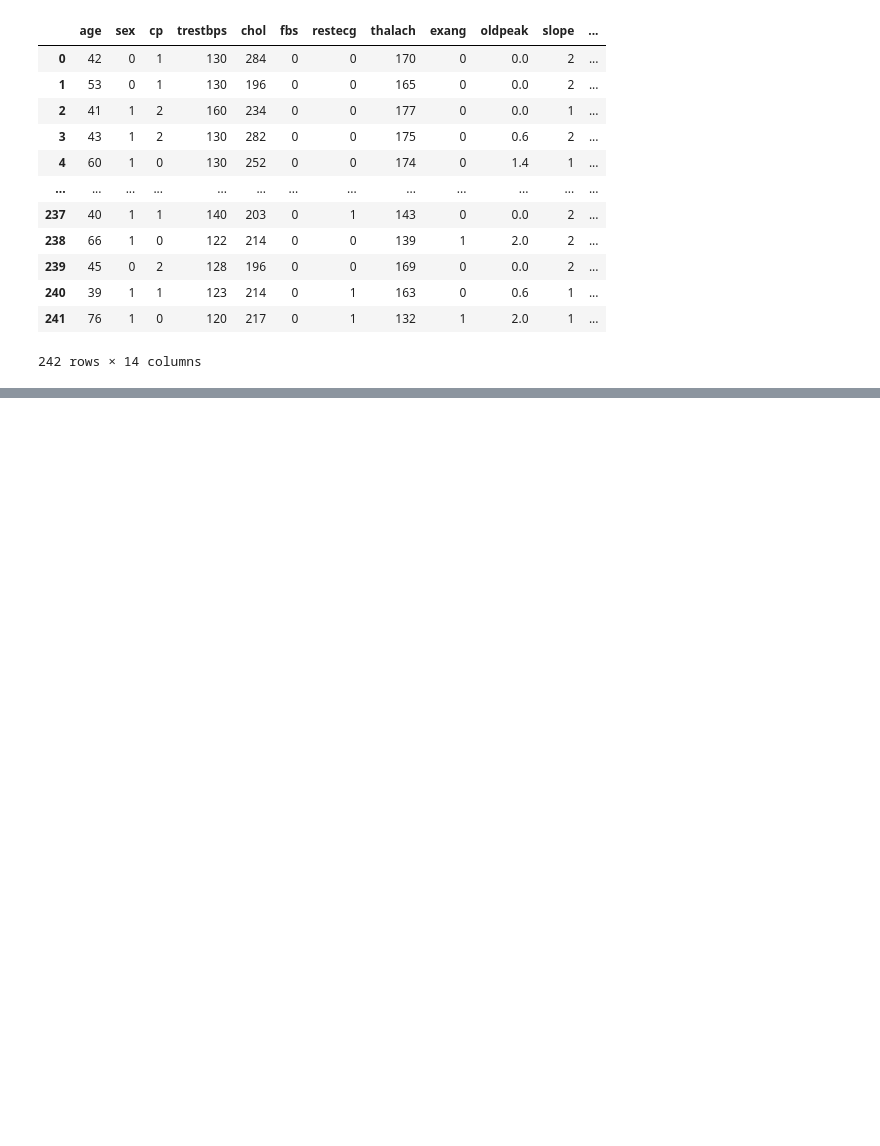
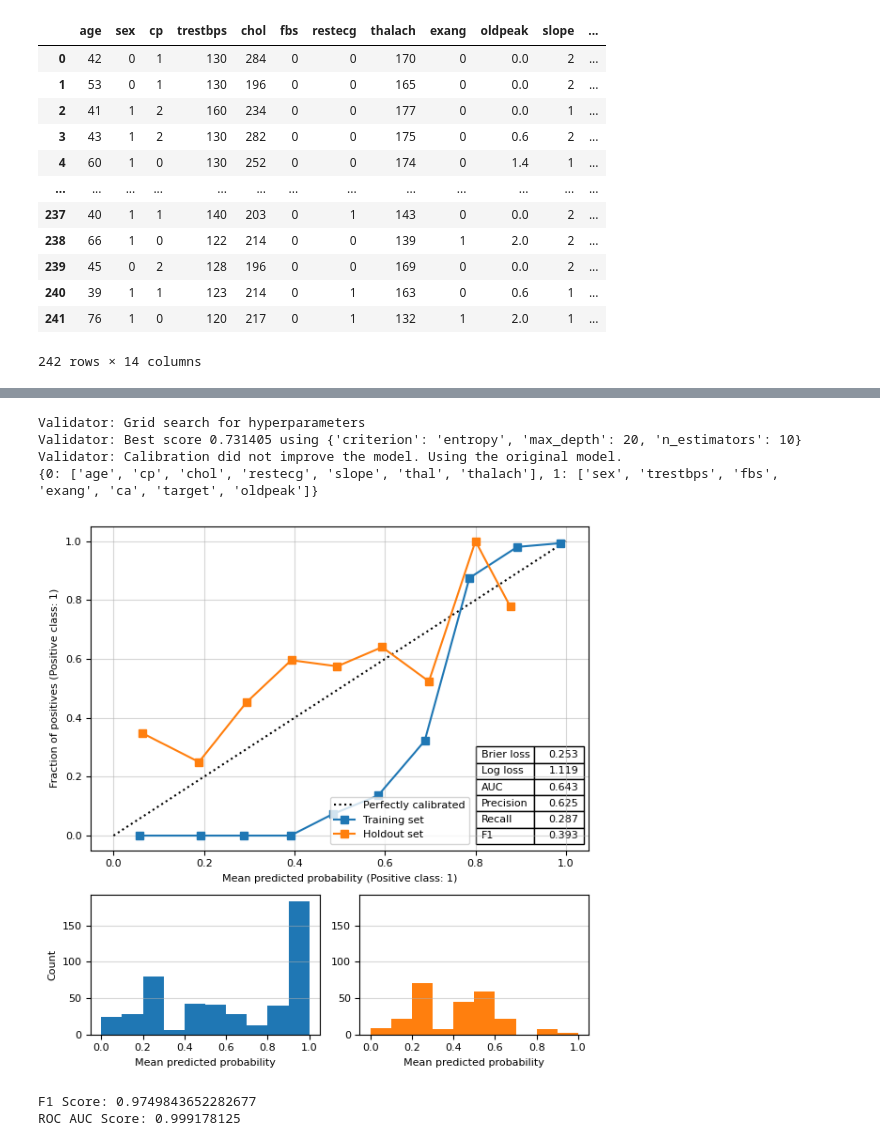
Before and after one commit to notna07/disjoint-synthetic-data-generation, a Jupyter notebook: 00_tutorial.ipynb, the cells around one changed output, grey strips where cells are left out. Saved outputs shown, nothing was run; the diff lists cells and outputs as text; code cells hidden in the pictures; blank space fills up the shorter version.

```diff
--- a/00_tutorial.ipynb
+++ b/00_tutorial.ipynb
@@ -223,0 +324,71 @@ Predicted good joins fraction: 0.012345679012345678
+# %%
+from sklearn.ensemble import RandomForestClassifier
+
+from disjoint_generative_model import DisjointGenerativeModels
+from disjoint_generative_model.utils.joining_validator import JoiningValidator
+from disjoint_generative_model.utils.joining_strategies import UsingJoiningValidator, Concatenating
+
+df_train = pd.read_csv('experiments/datasets/heart_train.csv')
+df_test = pd.read_csv('experiments/datasets/heart_test.csv')
+
+cat_atts = df_train.select_dtypes(include='object').columns.tolist()
+
+for att in [att for att in df_train.columns if att not in cat_atts]:
+    if len(df_train[att].unique()) <= 5:
+        cat_atts.append(att)
+
+num_atts = [att for att in df_train.columns if att not in cat_atts]
+
+def optimise_model(validator_model, parameter_grid, calibration_method):
+    JS = JoiningValidator(validator_model, parameter_grid, calibration_method, verbose=True)
+    JV = UsingJoiningValidator(JS)
+    dgms = DisjointGenerativeModels(df_train, ['mod1', 'mod2'],
+                                    prepared_splits='correlated', #{"part1": cat_atts, 'part2': num_atts},#
+                                    joining_strategy=JV)
+    dgms.num_samples = 20
+    dgms._setup()
+    print(dgms.used_splits)
+
+    dgms._make_calibration_plot(df_test, save=False, stats=True)
+    return dgms
+
+model = optimise_model(
+    validator_model=RandomForestClassifier(),
+    parameter_grid={
+        'n_estimators': [10, 50, 100],
+        'max_depth': [None, 5, 10, 20],
+        'criterion': ['gini', 'entropy'],
+    },
+    calibration_method='sigmoid',
+)
+# %% [output]
+Validator: Grid search for hyperparameters
+Validator: Best score 0.731405 using {'criterion': 'entropy', 'max_depth': 20, 'n_estimators': 10}
+Validator: Calibration did not improve the model. Using the original model.
+{0: ['age', 'cp', 'chol', 'restecg', 'slope', 'thal', 'thalach'], 1: ['sex', 'trestbps', 'fbs', 'exang', 'ca', 'target', 'oldpeak']}
+[figure, added]
+# %%
+from sklearn.neighbors import KNeighborsClassifier
+from sklearn.ensemble import RandomForestClassifier
+from sklearn.metrics import f1_score, roc_auc_score
+
+from disjoint_generative_model.utils.joining_validator import _setup_training_data
+
+data, labs = _setup_training_data({'part1': df_train[cat_atts], 'part2': df_train[num_atts]})
+
+knn = RandomForestClassifier()
+knn.fit(data, labs)
+
+# Evaluate the model
+data, labs = _setup_training_data({'part1': df_train[cat_atts], 'part2': df_train[num_atts]})
+
+y_pred = knn.predict(data)
+y_pred_proba = knn.predict_proba(data)[:, 1]
+
+f1 = f1_score(labs, y_pred, average='macro')
+roc_auc = roc_auc_score(labs, y_pred_proba)
+print(f"F1 Score: {f1}")
+print(f"ROC AUC Score: {roc_auc}")
+# %% [output]
+F1 Score: 0.9749843652282677
+ROC AUC Score: 0.999178125
```
Also changed, not shown: parts of 8 cells of this notebook, 4 other files.
